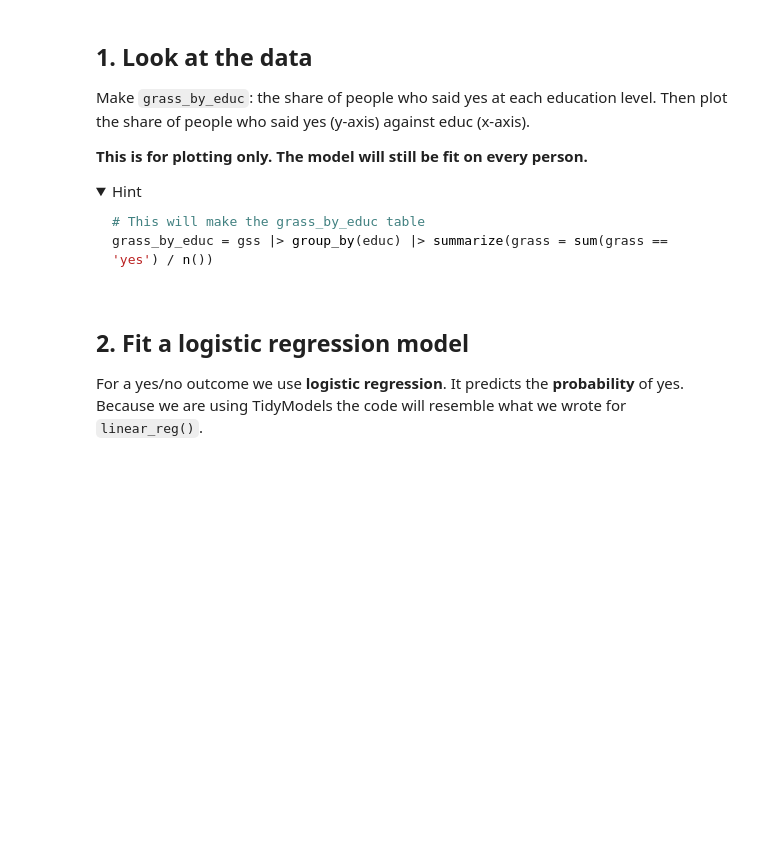
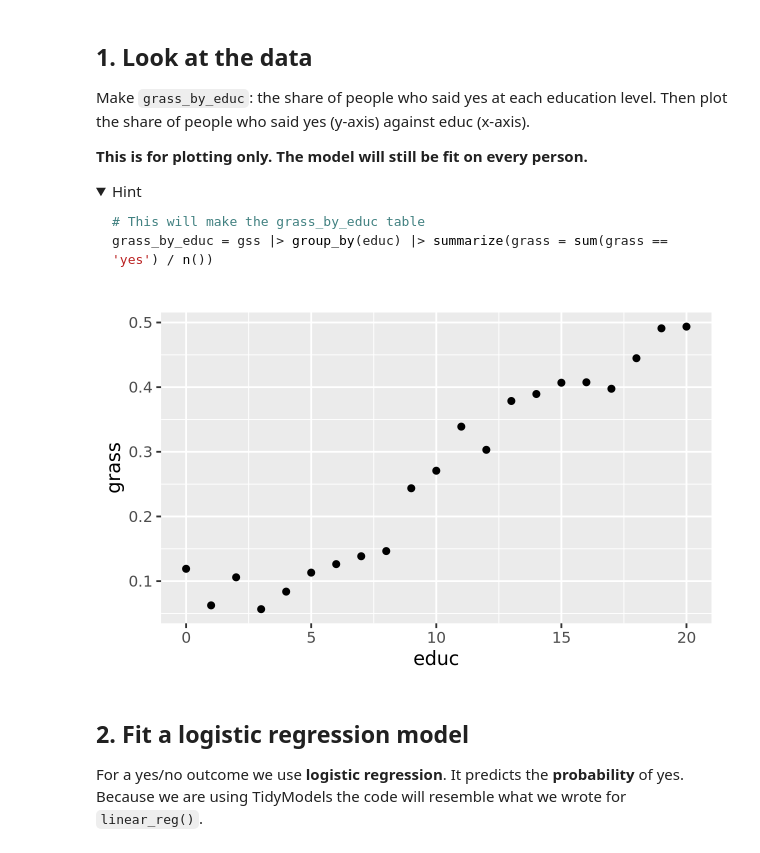
Before and after one commit to cjell/codespace, a Jupyter notebook: exercises/10-marginal-effect-exercise.ipynb, the cells around one changed output. Cells and saved outputs as stored; diff of their text form; code cells hidden in the pictures; folded sections open; blank space fills up the shorter version.

````diff
--- a/exercises/10-marginal-effect-exercise.ipynb
+++ b/exercises/10-marginal-effect-exercise.ipynb
@@ -44,6 +48,14 @@ grass_by_educ = gss |> group_by(educ) |> summarize(grass = sum(grass == 'yes') /
 ```
 
 </details>
+# %%
+# This will make the grass_by_educ table
+grass_by_educ = gss |> group_by(educ) |> summarize(grass = sum(grass == 'yes') / n())
+
+ggplot(grass_by_educ, aes(x = educ, y = grass)) +
+    geom_point()
+# %% [output]
+[figure, added]
 # %% [markdown]
 ## 2. Fit a logistic regression model
 
````
Also changed, not shown: parts of 6 cells of this notebook, 4 other files.
